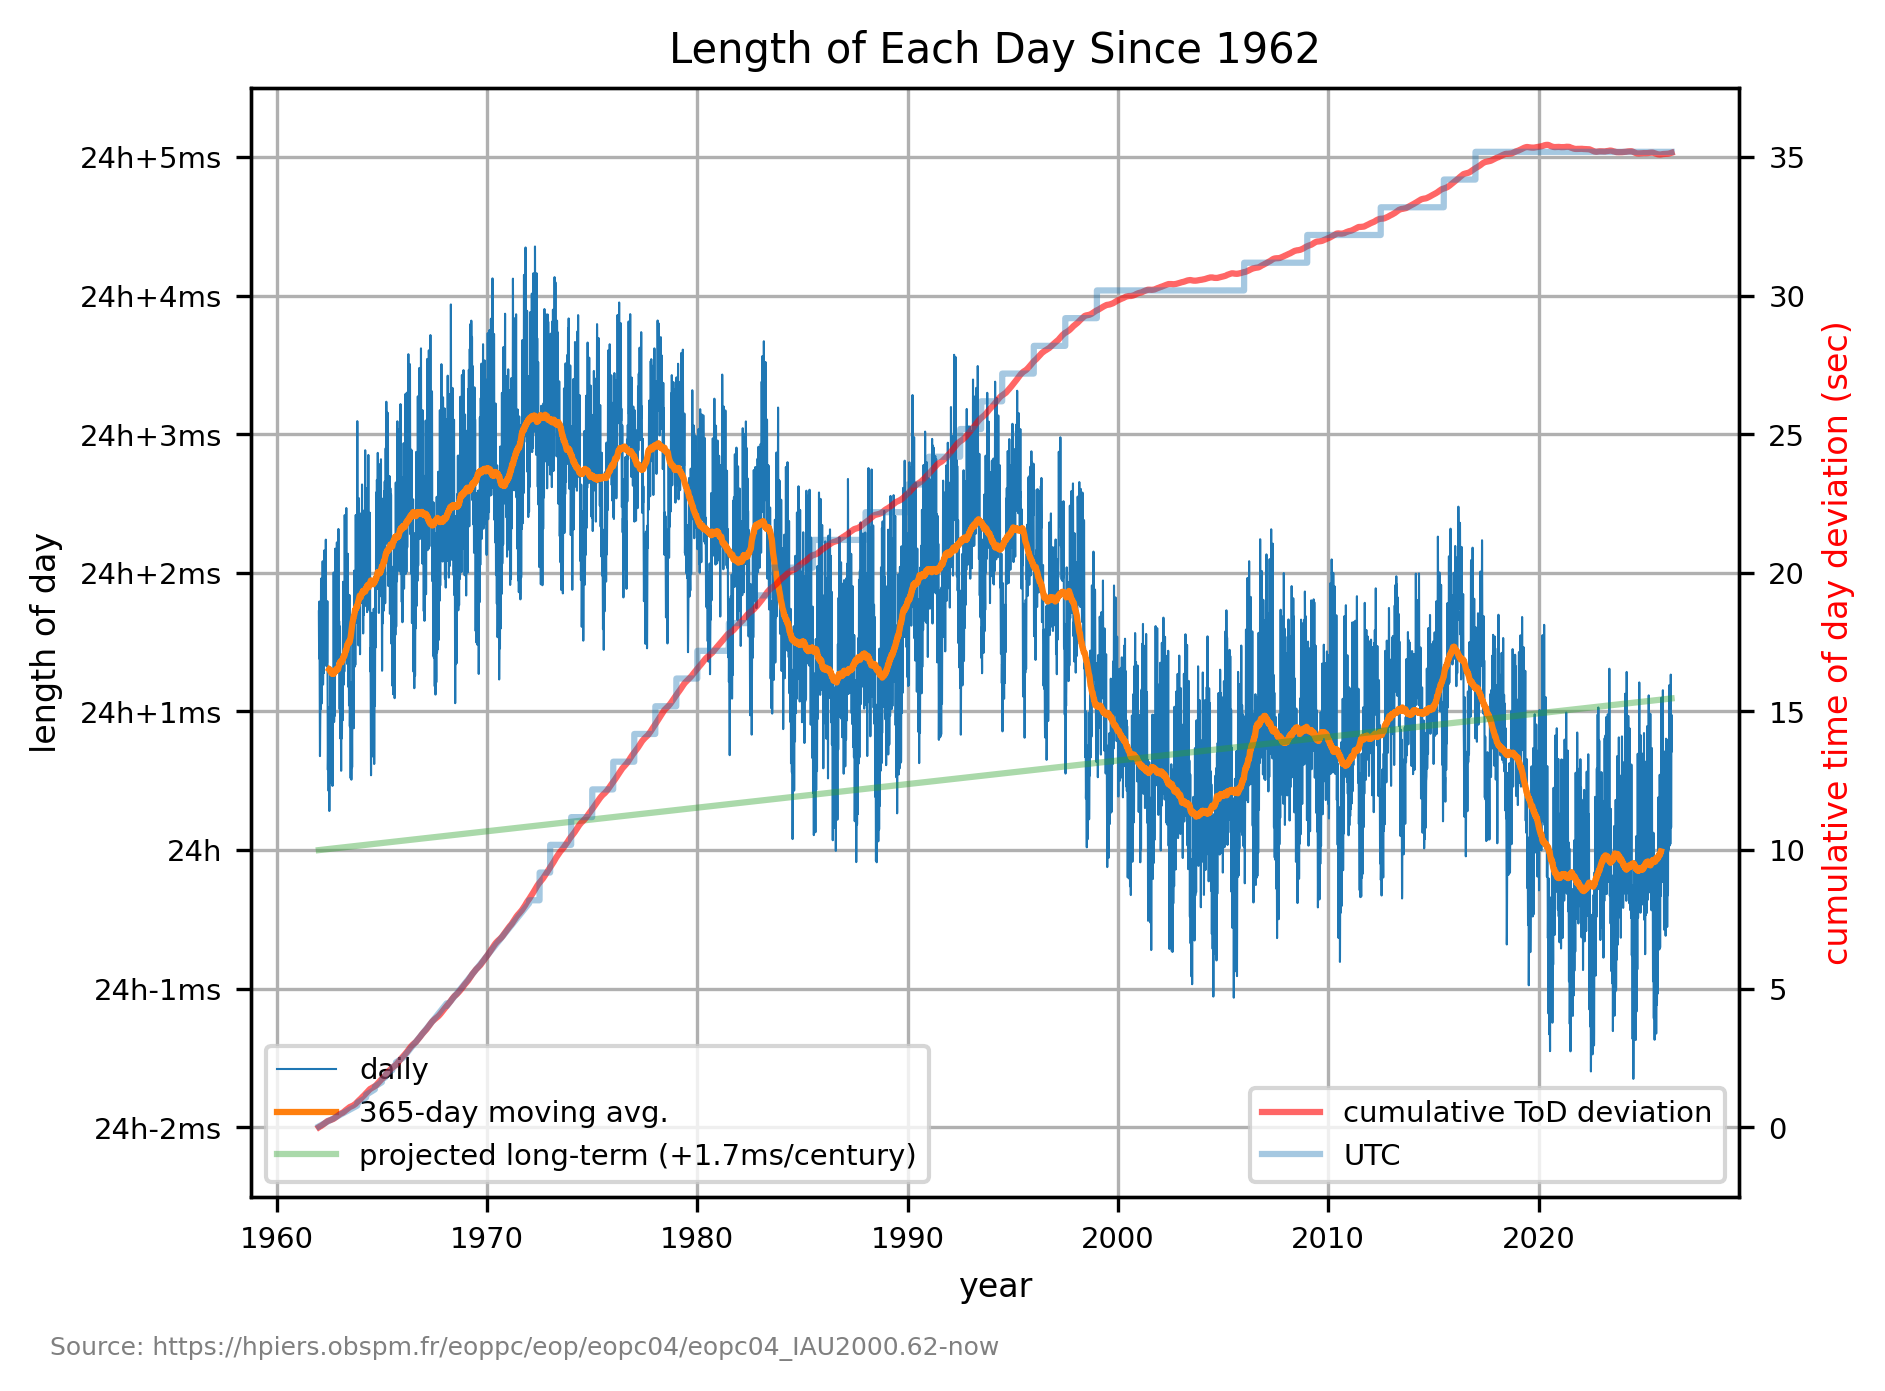
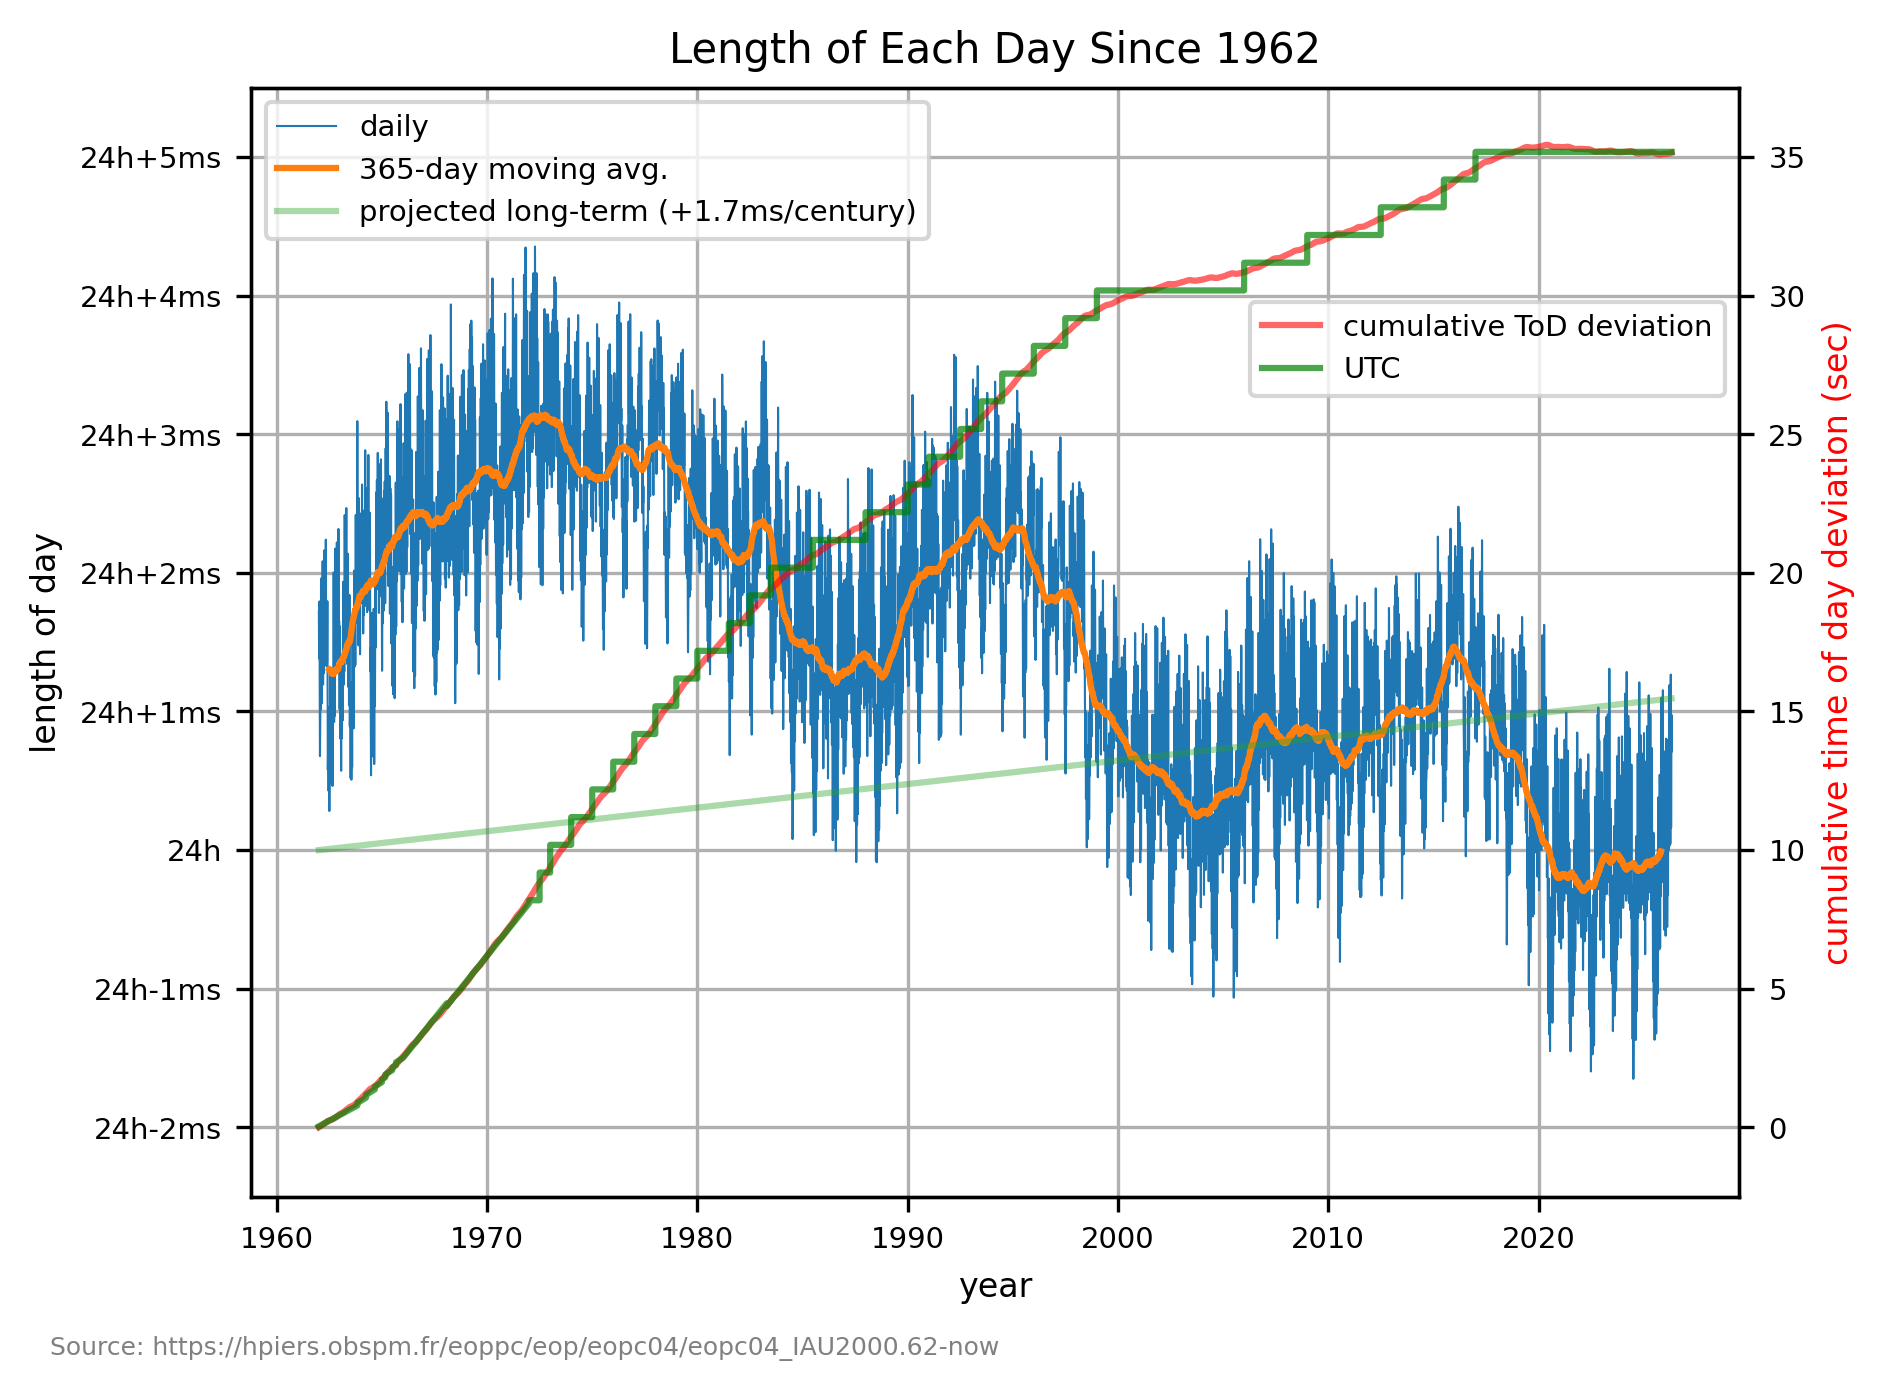
Unified diff of the notebook cell whose output changed from the first chart to the second:
--- before
+++ after
@@ -19,5 +19,5 @@
 ax2 = ax.twinx()
 ax2.plot(past_times, cumsum, 'r-', alpha=.6, label='cumulative ToD deviation')
-ax2.plot(past_times, cumsum+utcdiffs, alpha=.4, label='UTC')
+ax2.plot(past_times, cumsum+utcdiffs, 'g', alpha=.7, label='UTC')
 ax2.set_ylabel("cumulative time of day deviation (sec)", color='r')
 ax2.set_ylim(-2, 38)
@@ -31,6 +31,6 @@
 ax2.set_ylim(ax2_y0, ax2_y0+ax2_height)
 
-ax.legend(loc='lower left')
-ax2.legend(loc='lower right')
+ax.legend(loc='upper left')
+ax2.legend(loc='upper right', bbox_to_anchor=(1.0, 0.82))
 
 fig.text(

Commit: math/leapseconds: legend positions